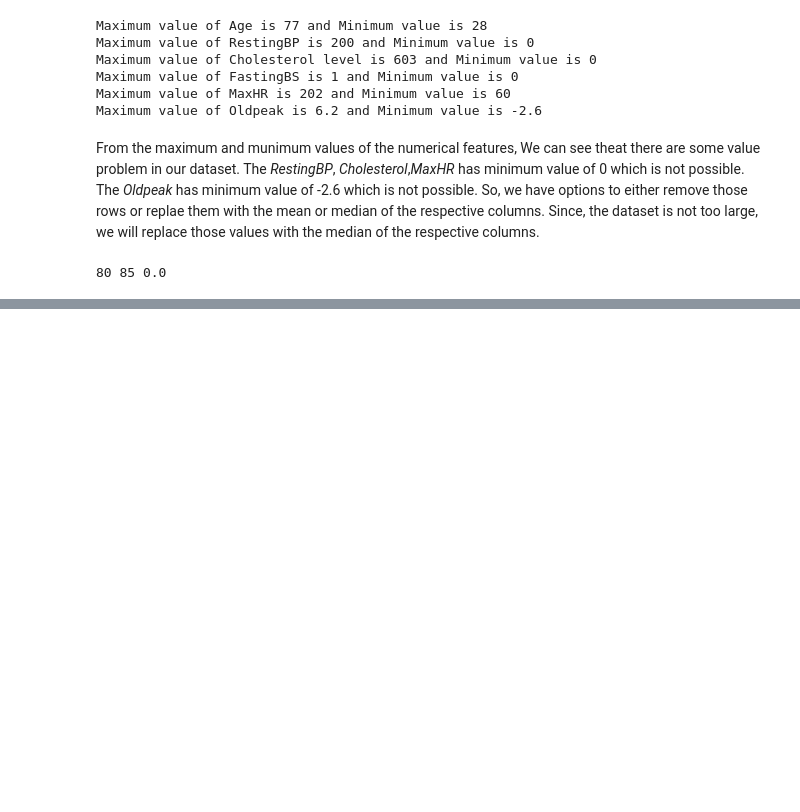
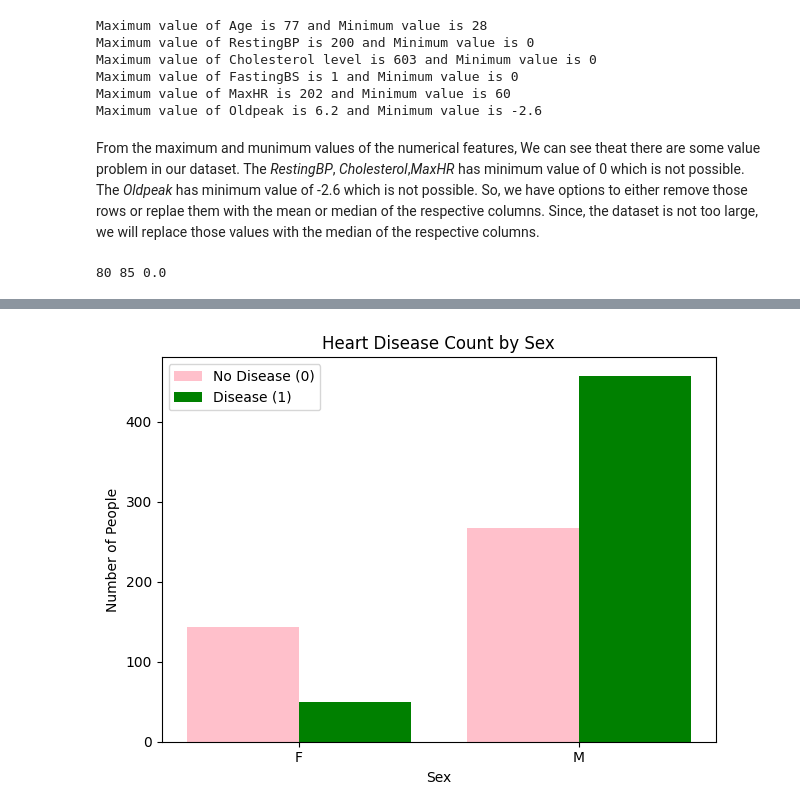
Before and after one commit to Soumodwip-Mondal/Heart_Disease_Data_Analysis_And_Prediction, a Jupyter notebook: Analysis.ipynb, the cells around one changed output, grey strips where cells are left out. Drawn from its saved outputs; the diff is of its cells as text; code cells hidden in the pictures; blank space fills up the shorter version.

```diff
--- a/Analysis.ipynb
+++ b/Analysis.ipynb
@@ -98,0 +108,14 @@ print(min_val('RestingBP'),min_val('Cholesterol'),min_val('Oldpeak'))
+# %%
+age_distribution = df.groupby(['Sex', 'HeartDisease']).size().unstack(fill_value=0)
+x = np.arange(len(age_distribution.index))
+plt.bar(x - 0.2, age_distribution[0], width=0.4, label='No Disease (0)', color='pink')
+plt.bar(x + 0.2, age_distribution[1], width=0.4, label='Disease (1)', color='green')
+plt.xlabel('Sex')
+plt.ylabel('Number of People')
+plt.title('Heart Disease Count by Sex')
+plt.xticks(x, age_distribution.index.astype(str))  # Convert index to str for labels
+plt.legend()
+plt.tight_layout()
+plt.show()
+# %% [output]
+[figure, added]
```
Also changed, not shown: parts of 4 cells of this notebook.
